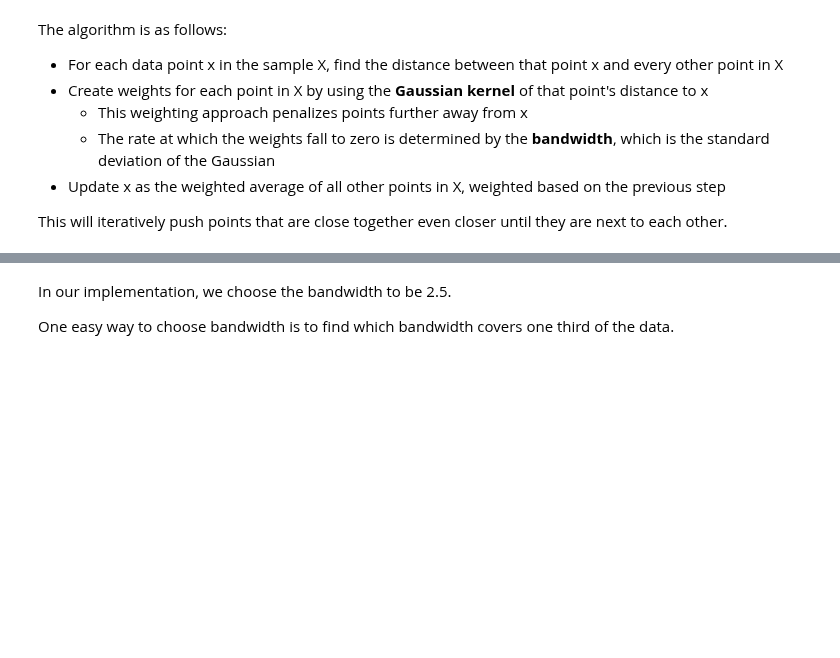
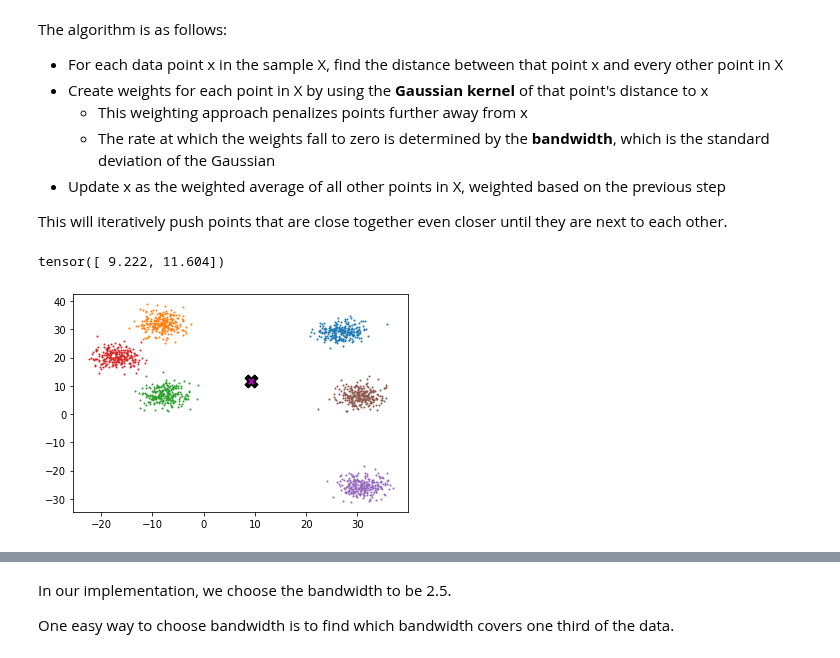
Before and after one commit to fastai/course22p2, a Jupyter notebook: nbs/02_meanshift.ipynb, the cells around one changed output, grey strips where cells are left out. Drawn from its saved outputs; the diff is of its cells as text; code cells hidden in the pictures; blank space fills up the shorter version.

```diff
--- a/nbs/02_meanshift.ipynb
+++ b/nbs/02_meanshift.ipynb
@@ -52,5 +59,14 @@ The algorithm is as follows:
 * Update x as the weighted average of all other points in X, weighted based on the previous step
 
 This will iteratively push points that are close together even closer until they are next to each other.
+# %%
+midp = data.mean(0)
+midp
+# %% [output]
+tensor([ 9.222, 11.604])
+# %%
+plot_data([midp]*6, data, n_samples)
+# %% [output]
+[figure, added]
 # %% [markdown]
 So here's the definition of the gaussian kernel, which you may remember from high school...
```
Also changed, not shown: parts of 50 cells of this notebook, 1 other file.
